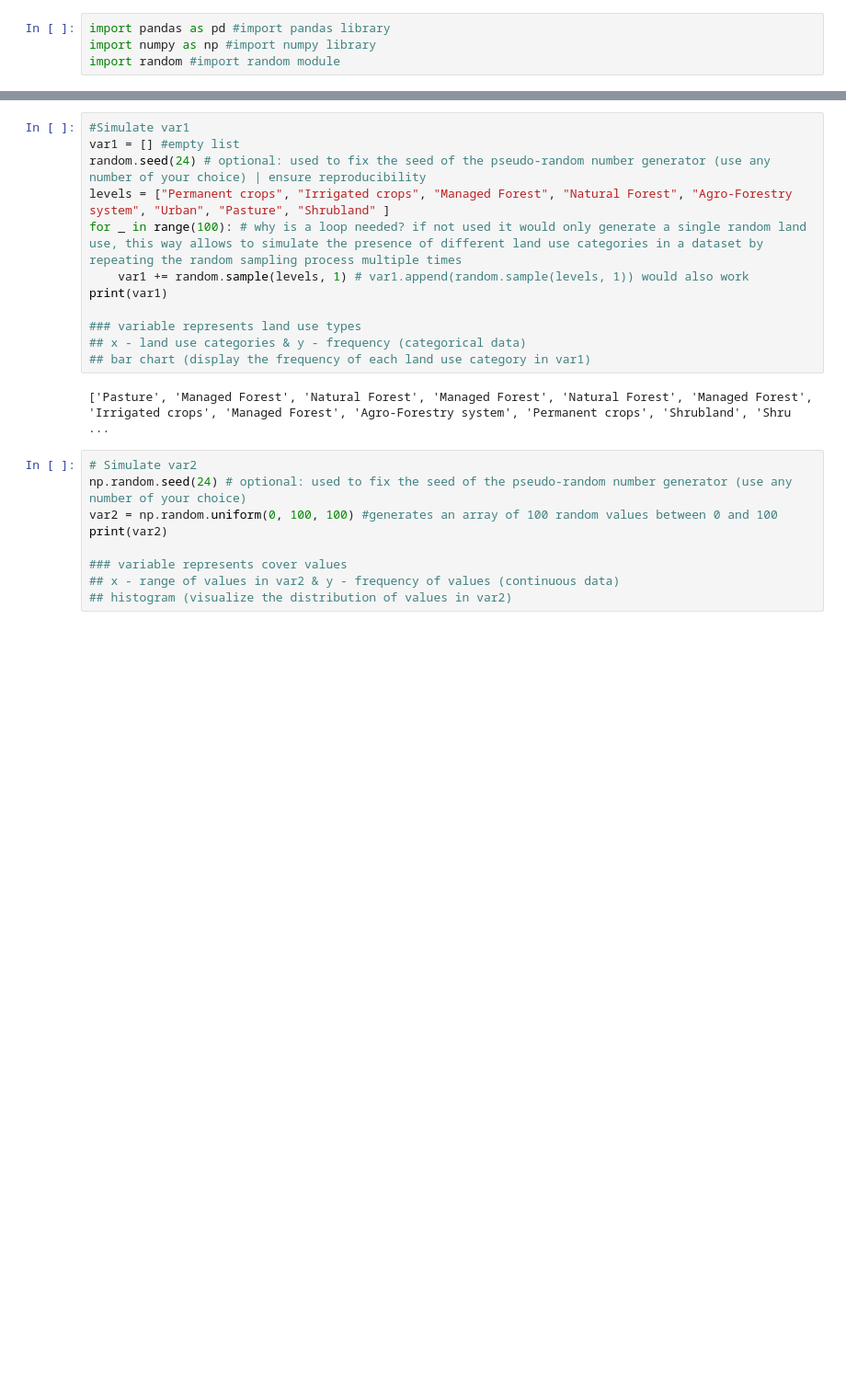
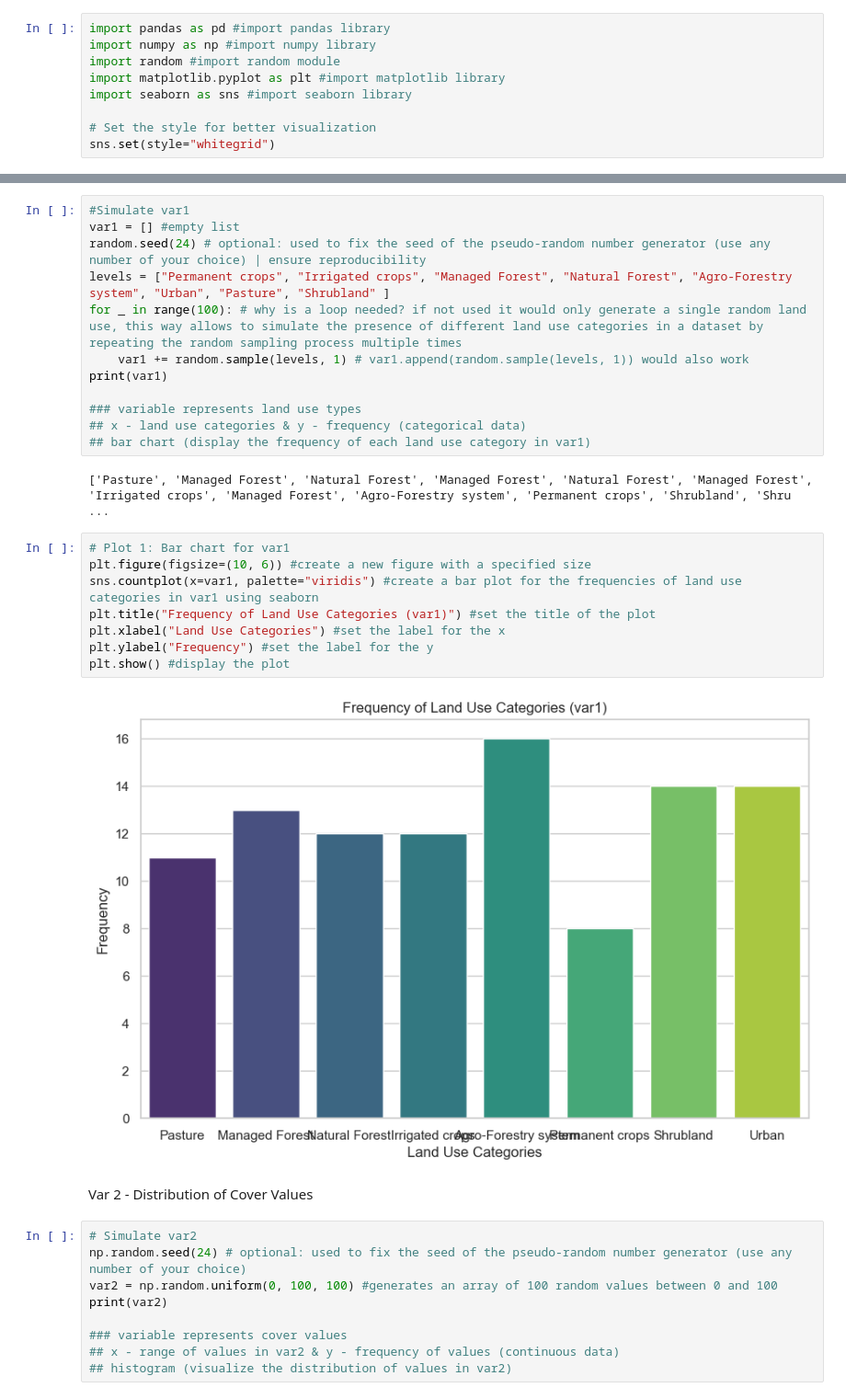
Before and after one commit to isa-ulisboa/greends-avcad-2024, a Jupyter notebook: people/SofiaRodrigues/Ex02_charts.ipynb, the cells around one changed output, grey strips where cells are left out. Shown at 92% size. Saved outputs shown, nothing was run; the diff lists cells and outputs as text; blank space fills up the shorter version.

```diff
--- a/people/SofiaRodrigues/Ex02_charts.ipynb
+++ b/people/SofiaRodrigues/Ex02_charts.ipynb
@@ -11,3 +11,8 @@ The objectives of this exercise are to:
 import pandas as pd #import pandas library
 import numpy as np #import numpy library
 import random #import random module
+import matplotlib.pyplot as plt #import matplotlib library
+import seaborn as sns #import seaborn library
+
+# Set the style for better visualization
+sns.set(style="whitegrid")
@@ -25,6 +32,18 @@ print(var1)
 ## bar chart (display the frequency of each land use category in var1)
 # %% [output]
 ['Pasture', 'Managed Forest', 'Natural Forest', 'Managed Forest', 'Natural Forest', 'Managed Forest', 'Irrigated crops', 'Managed Forest', 'Agro-Forestry system', 'Permanent crops', 'Shrubland', 'Shru ...
+# %%
+# Plot 1: Bar chart for var1
+plt.figure(figsize=(10, 6)) #create a new figure with a specified size
+sns.countplot(x=var1, palette="viridis") #create a bar plot for the frequencies of land use categories in var1 using seaborn
+plt.title("Frequency of Land Use Categories (var1)") #set the title of the plot
+plt.xlabel("Land Use Categories") #set the label for the x
+plt.ylabel("Frequency") #set the label for the y
+plt.show() #display the plot
+# %% [output]
+[figure, added]
+# %% [markdown]
+Var 2 - Distribution of Cover Values
 # %%
 # Simulate var2
 np.random.seed(24) # optional: used to fix the seed of the pseudo-random number generator (use any number of your choice)
```
Also changed, not shown: parts of 13 cells of this notebook.
